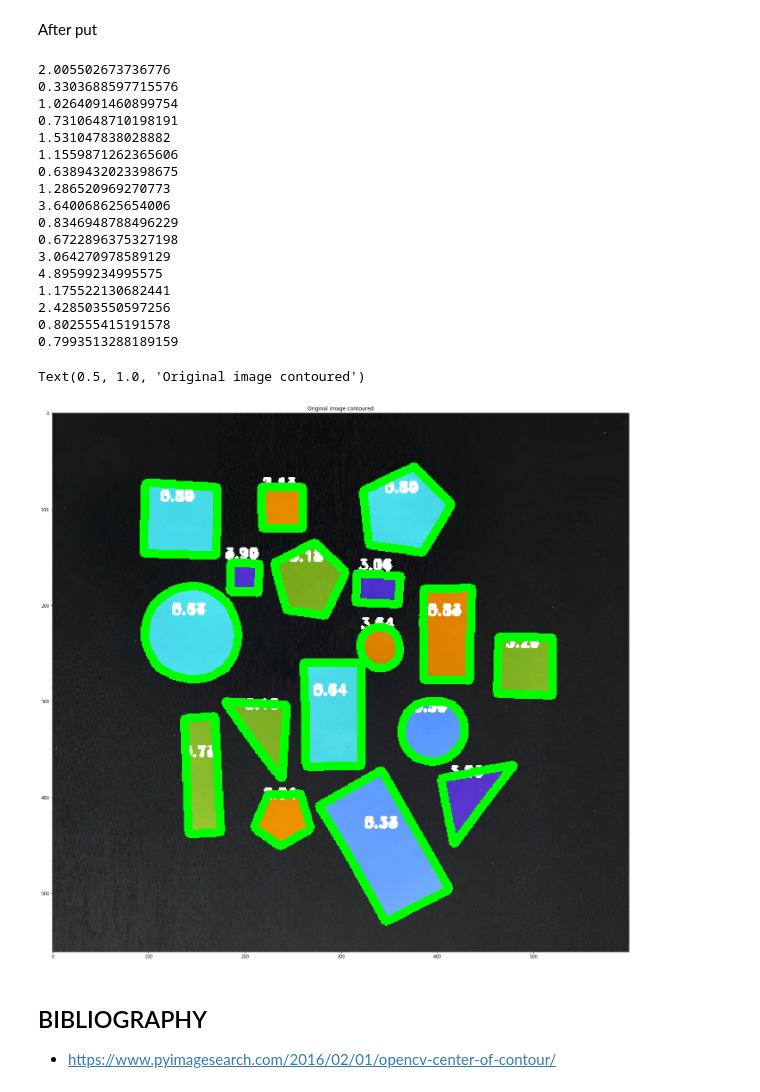
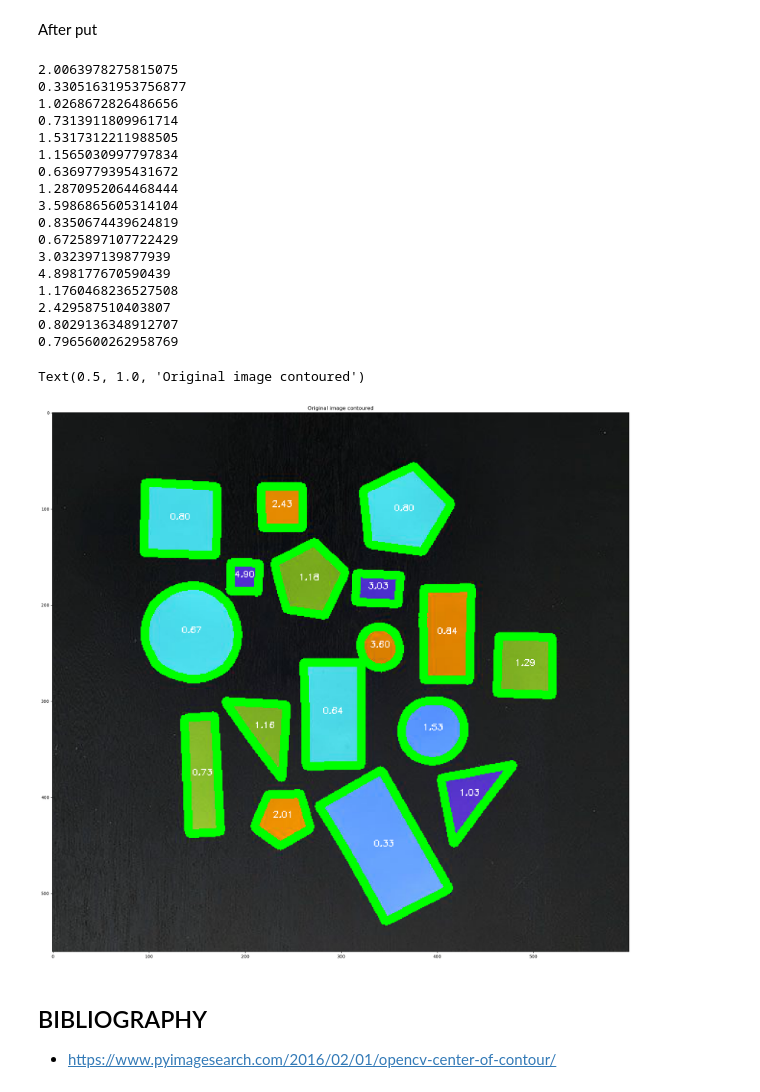
Before and after one commit to m-jorrin/Open-CV-begins, a Jupyter notebook: cuadernos/7_Contours.ipynb, the cells around one changed output. Cells and saved outputs as stored; diff of their text form; code cells hidden in the pictures.

```diff
--- a/cuadernos/7_Contours.ipynb
+++ b/cuadernos/7_Contours.ipynb
@@ -12,7 +12,7 @@ import imutils
 2. blurr image to reduce high frequency noise to make the contour detection proccess more accurate.
 3. Apply threshold (binarization of the image). Typically edge detection and thresholding are used in this process.
 # %%
-image = cv2.imread('imgs/shapes_and_colors.jpg')
+image = cv2.imread('../imgs/shapes_and_colors.jpg')
 image_original = image.copy()
 image_copy = image.copy()
 gray = cv2.cvtColor(image, cv2.COLOR_BGR2GRAY)
@@ -122,56 +141,51 @@ After put
 # %%
 def calc_circularity(area, perimeter):
     return (4 * np.pi * area) / (perimeter * perimeter)
 
 def clean_contours_by_circularity(contours, min_circularity):
     """filter all contours by size and circularity to prevent noise"""
     filtred_contours  = []
     for contour in contours:
         perimeter = cv2.arcLength(contour, True)
         circularity = calc_circularity(area, perimeter)
         M = cv2.moments(contour)
         cX = int(M["m10"] / M["m00"])
         cY = int(M["m01"] / M["m00"])
         print(circularity)
         if circularity > min_circularity:
-            cv2.putText(image_original, str('{:.2f}'.format(circularity)), (cX - 20, cY - 20),cv2.FONT_HERSHEY_SIMPLEX, 0.5, (255, 255, 255), 2)
+            cv2.putText(image_original, str('{:.2f}'.format(circularity)), (cX-10 , cY - 0),cv2.FONT_HERSHEY_SIMPLEX, 0.3, (255, 255, 255), 1)
             filtred_contours.append(contour)
     return filtred_contours
-
 
 cnts_filtred_circularity = clean_contours_by_circularity(cnts_filtred,0.2)
 cv2.drawContours(image_original, cnts_filtred_circularity, -1, (0, 255, 0), 8)
 
+# definimos por forma, circulos, cuadrados, rectangulos, pentagonos, triangulos
+# show image
 
-
-# definimos por forma, circulos, cuadrados, rectangulos, pentagonos, triangulos
-
-
-
-# show image
 fig, axes = plt.subplots(1, 1, figsize=(24, 24))
 axes.imshow(image_original, cmap='gray', vmin=0, vmax=255)
 axes.set_title('Original image contoured')
 # %% [output]
-2.005502673736776
-0.3303688597715576
-1.0264091460899754
-0.7310648710198191
-1.531047838028882
-1.1559871262365606
-0.6389432023398675
-1.286520969270773
-3.640068625654006
-0.8346948788496229
-0.6722896375327198
-3.064270978589129
-4.89599234995575
-1.175522130682441
-2.428503550597256
-0.802555415191578
-0.7993513288189159
+2.0063978275815075
+0.33051631953756877
+1.0268672826486656
+0.7313911809961714
+1.5317312211988505
+1.1565030997797834
+0.6369779395431672
+1.2870952064468444
+3.5986865605314104
+0.8350674439624819
+0.6725897107722429
+3.032397139877939
+4.898177670590439
+1.1760468236527508
+2.429587510403807
+0.8029136348912707
+0.7965600262958769
 Text(0.5, 1.0, 'Original image contoured')
-[figure, old version]
+[figure, new version]
 # %% [markdown]
 ## BIBLIOGRAPHY
 
```
Also changed, not shown: parts of 5 cells of this notebook, 3 other files.
